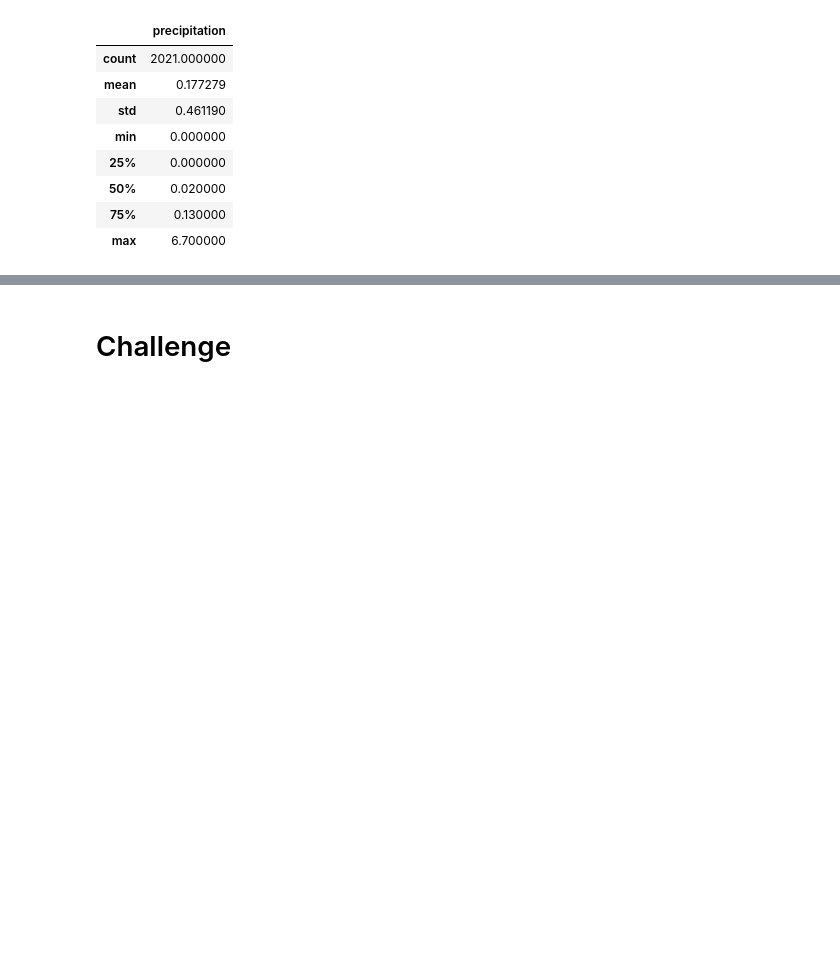
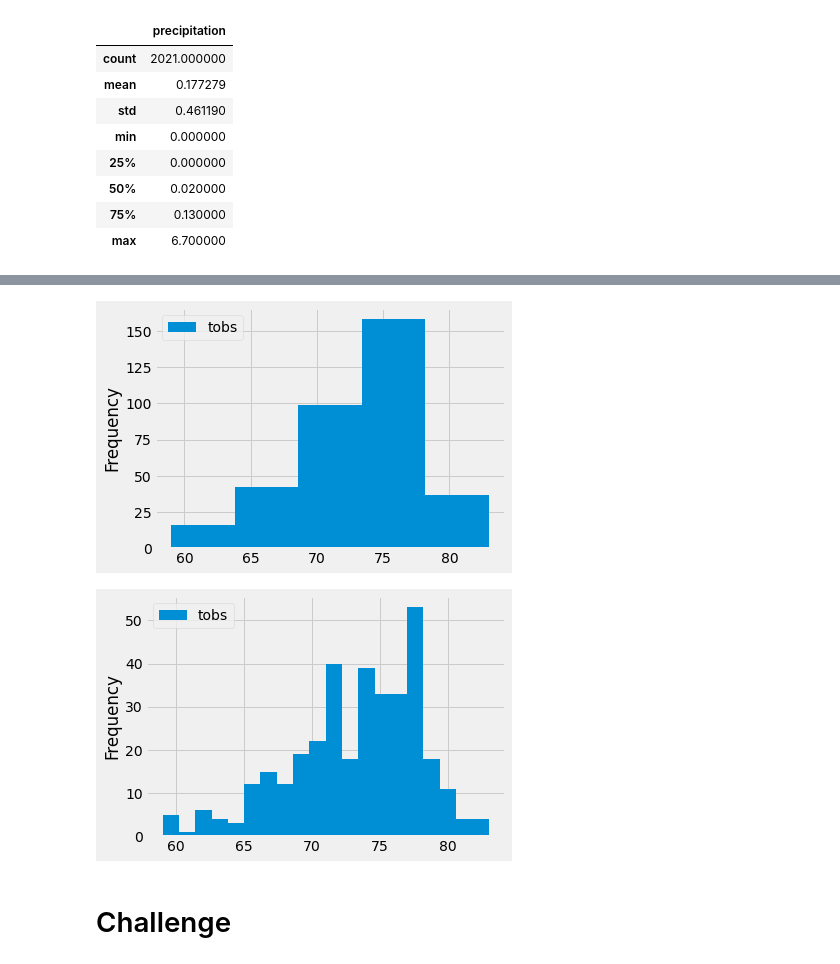
Before and after one commit to yorojanine/surfs_up, a Jupyter notebook: climate_analysis.ipynb, the cells around one changed output, grey strips where cells are left out. Saved outputs shown, nothing was run; the diff lists cells and outputs as text; code cells hidden in the pictures; blank space fills up the shorter version.

```diff
--- a/climate_analysis.ipynb
+++ b/climate_analysis.ipynb
@@ -116,3 +149,14 @@ df.describe()
+# %%
+df = pd.DataFrame(results, columns=['tobs'])
+df.plot.hist(bins=5)
+plt.tight_layout()
+
+df = pd.DataFrame(results, columns=['tobs'])
+df.plot.hist(bins=20)
+plt.tight_layout()
+# %% [output]
+[figure, added]
+[figure, added]
 # %%
 # Write a function called `calc_temps` that will accept start date and end date in the format '%Y-%m-%d'
 # and return the minimum, average, and maximum temperatures for that range of dates
```
Also changed, not shown: parts of 5 cells of this notebook.
